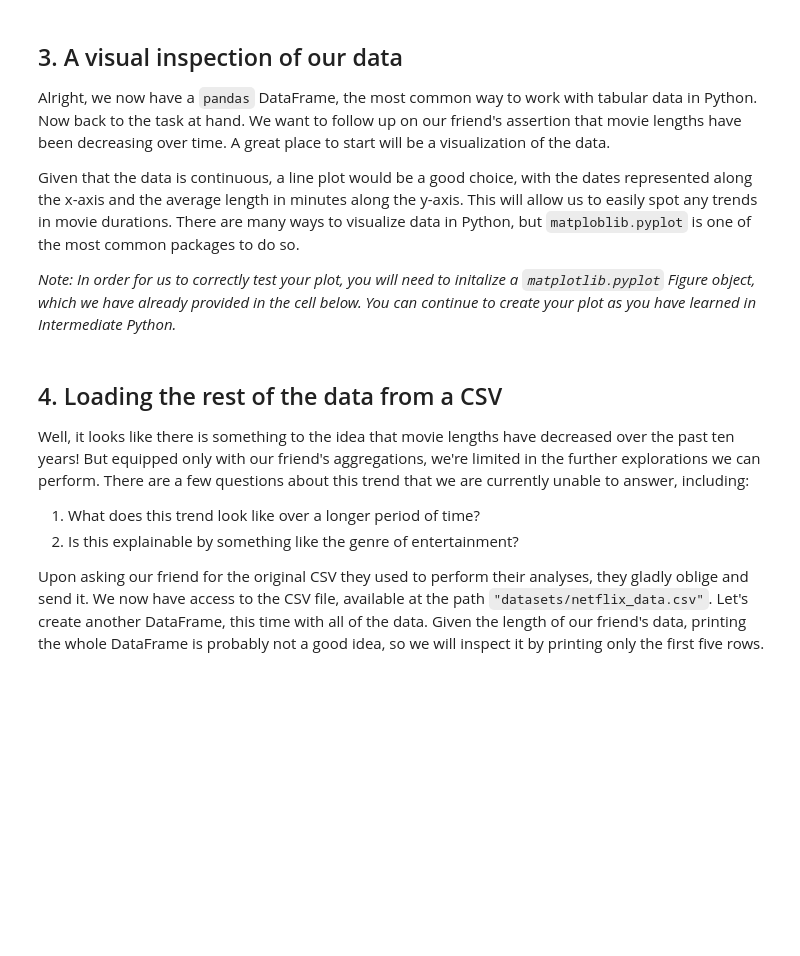
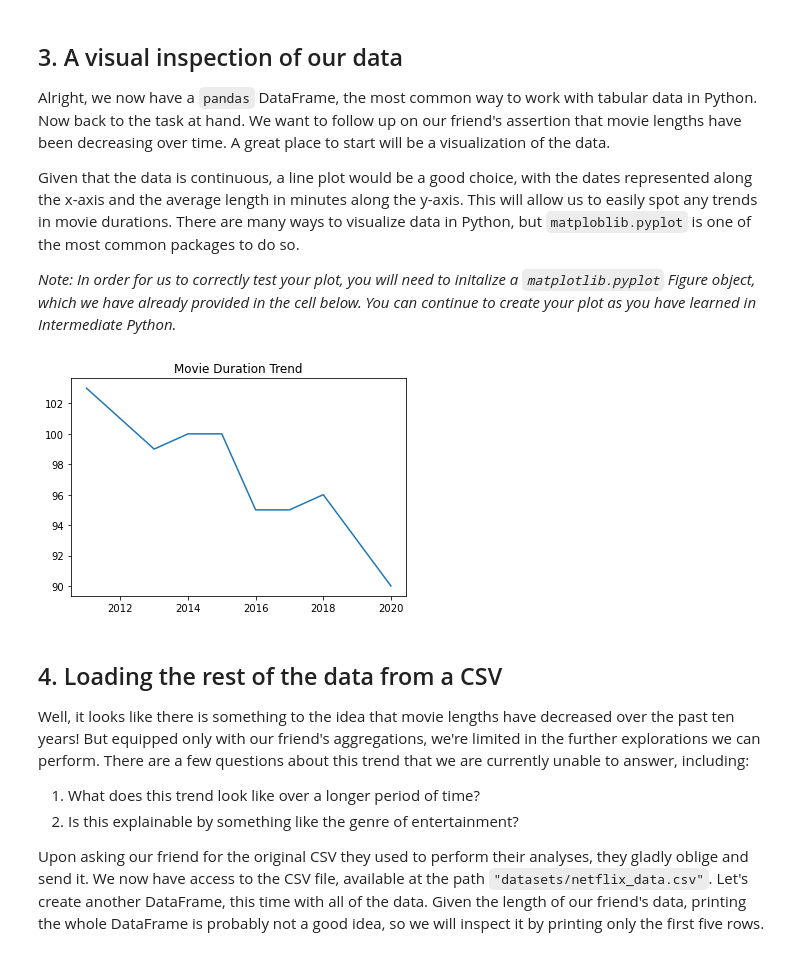
Before and after one commit to dinaeshsugumaran/Netflix, a Jupyter notebook: Netflix_Python.ipynb, the cells around one changed output. Drawn from its saved outputs; the diff is of its cells as text; code cells hidden in the pictures; blank space fills up the shorter version.

```diff
--- a/Netflix_Python.ipynb
+++ b/Netflix_Python.ipynb
@@ -7,11 +7,11 @@
 <p>If we're going to be working with this data, we know a good place to start would be to probably start working with <code>pandas</code>. But first we'll need to create a DataFrame from scratch. Let's start by creating a Python object covered in <a href="https://learn.datacamp.com/courses/intermediate-python">Intermediate Python</a>: a dictionary!</p>
 # %%
 # Create the years and durations lists
-years = ...
-durations = ...
+years = [2011,2012,2013,2014,2015,2016,2017,2018,2019,2020]
+durations = [103,101,99,100,100,95,95,96,93,90]
 
 # Create a dictionary with the two lists
-movie_dict = ..
+movie_dict = {"years":years, "durations":durations}
 
 # Print the dictionary
 movie_dict
@@ -20,10 +23,10 @@ movie_dict
 <p>To convert our dictionary <code>movie_dict</code> to a <code>pandas</code> DataFrame, we will first need to import the library under its usual alias. We'll also want to inspect our DataFrame to ensure it was created correctly. Let's perform these steps now.</p>
 # %%
 # Import pandas under its usual alias
-...
+import pandas as pd
 
 # Create a DataFrame from the dictionary
-durations_df = ...
+durations_df = pd.DataFrame(movie_dict)
 
 # Print the DataFrame
-...
+print(durations_df)
@@ -34,17 +49,19 @@ durations_df = ...
 <p><em>Note: In order for us to correctly test your plot, you will need to initalize a <code>matplotlib.pyplot</code> Figure object, which we have already provided in the cell below. You can continue to create your plot as you have learned in Intermediate Python.</em></p>
 # %%
 # Import matplotlib.pyplot under its usual alias and create a figure
-...
+import matplotlib.pyplot as plt
 fig = plt.figure()
 
 # Draw a line plot of release_years and durations
-...
+plt.plot(durations_df.years,durations_df.durations)
 
 # Create a title
-...
+plt.title("Movie Duration Trend")
 
 # Show the plot
-...
+plt.show()
+# %% [output]
+[figure, added]
 # %% [markdown]
 ## 4. Loading the rest of the data from a CSV
 <p>Well, it looks like there is something to the idea that movie lengths have decreased over the past ten years! But equipped only with our friend's aggregations, we're limited in the further explorations we can perform. There are a few questions about this trend that we are currently unable to answer, including:</p>
```
Also changed, not shown: parts of 9 cells of this notebook, 1 other file.
